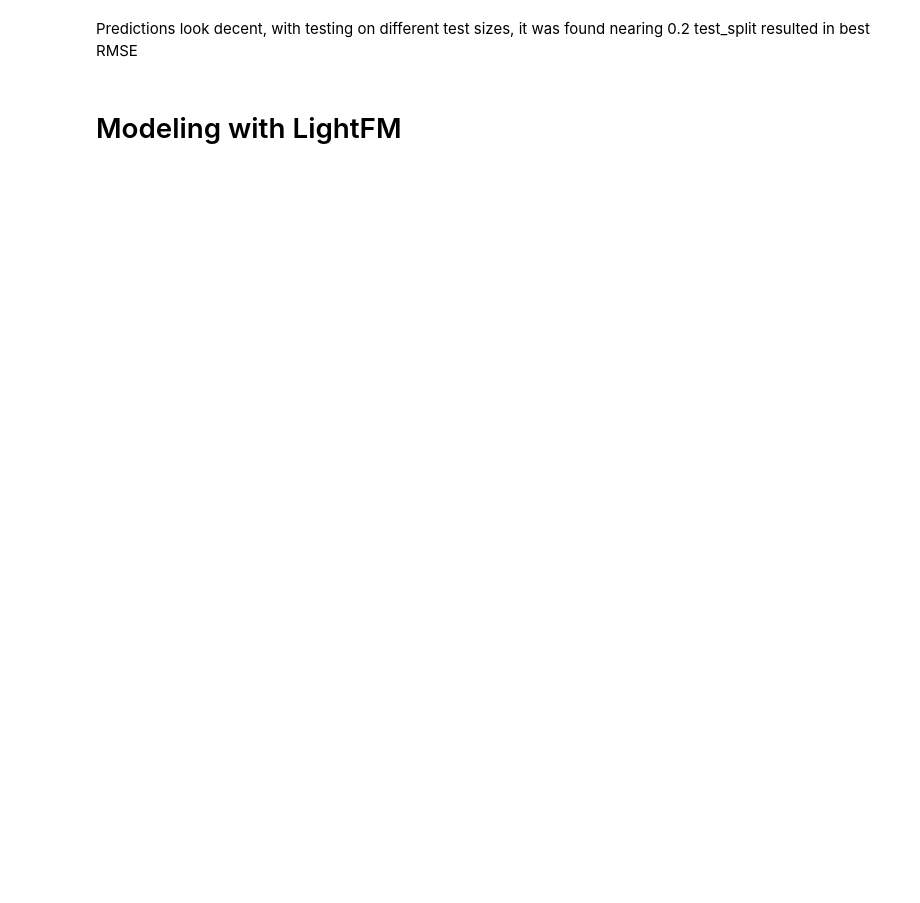
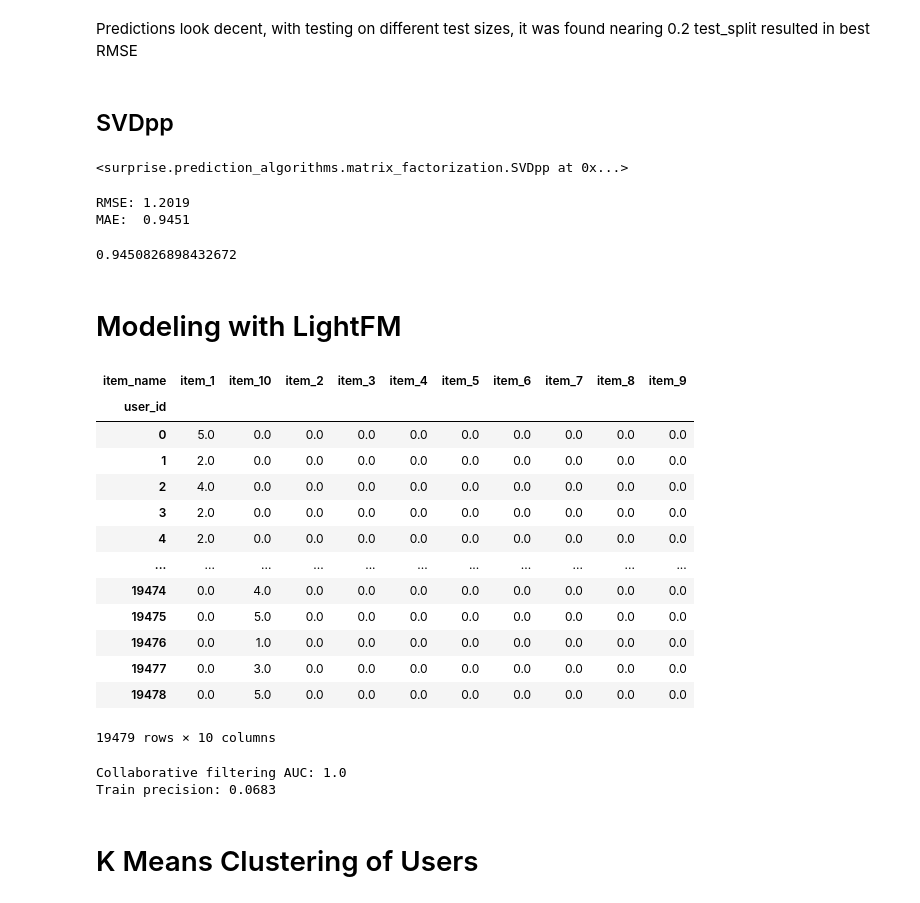
Before and after one commit to boogiedev/Skincare-Recommender, a Jupyter notebook: modeling.ipynb, the cells around one changed output. Drawn from its saved outputs; the diff is of its cells as text; code cells hidden in the pictures; blank space fills up the shorter version.

```diff
--- a/modeling.ipynb
+++ b/modeling.ipynb
@@ -128,4 +131,19 @@ MAE:  0.9266
 # %% [markdown]
 Predictions look decent, with testing on different test sizes, it was found nearing 0.2 test_split resulted in best RMSE
+# %% [markdown]
+## SVDpp
+# %%
+svd_pp = SVDpp(n_epochs=100)
+svd_pp.fit(trainset)
+# %% [output]
+<surprise.prediction_algorithms.matrix_factorization.SVDpp at 0x...>
+# %%
+svdpp_predictions = svd_pp.test(testset)
+accuracy.rmse(svdpp_predictions)
+accuracy.mae(svdpp_predictions)
+# %% [output]
+RMSE: 1.2019
+MAE:  0.9451
+0.9450826898432672
 # %% [markdown]
 # Modeling with LightFM
@@ -131,0 +156,54 @@ Predictions look decent, with testing on different test sizes, it was found near
+# %%
+# Create Utility Matrix
+utility_matrix = create_utility_mat(df=users, user_col='user_id', item_col = 'item_name', rating_col='star_rating')
+utility_matrix
+# %% [output]
+| item_name | item_1 | item_10 | item_2 | item_3 | item_4 | item_5 | item_6 | item_7 | item_8 | item_9 |
+| user_id |  |  |  |  |  |  |  |  |  |  |
+| 0 | 5.0 | 0.0 | 0.0 | 0.0 | 0.0 | 0.0 | 0.0 | 0.0 | 0.0 | 0.0 |
+| 1 | 2.0 | 0.0 | 0.0 | 0.0 | 0.0 | 0.0 | 0.0 | 0.0 | 0.0 | 0.0 |
+| 2 | 4.0 | 0.0 | 0.0 | 0.0 | 0.0 | 0.0 | 0.0 | 0.0 | 0.0 | 0.0 |
+| 3 | 2.0 | 0.0 | 0.0 | 0.0 | 0.0 | 0.0 | 0.0 | 0.0 | 0.0 | 0.0 |
+| 4 | 2.0 | 0.0 | 0.0 | 0.0 | 0.0 | 0.0 | 0.0 | 0.0 | 0.0 | 0.0 |
+| ... | ... | ... | ... | ... | ... | ... | ... | ... | ... | ... |
+| 19474 | 0.0 | 4.0 | 0.0 | 0.0 | 0.0 | 0.0 | 0.0 | 0.0 | 0.0 | 0.0 |
+| 19475 | 0.0 | 5.0 | 0.0 | 0.0 | 0.0 | 0.0 | 0.0 | 0.0 | 0.0 | 0.0 |
+| 19476 | 0.0 | 1.0 | 0.0 | 0.0 | 0.0 | 0.0 | 0.0 | 0.0 | 0.0 | 0.0 |
+| 19477 | 0.0 | 3.0 | 0.0 | 0.0 | 0.0 | 0.0 | 0.0 | 0.0 | 0.0 | 0.0 |
+| 19478 | 0.0 | 5.0 | 0.0 | 0.0 | 0.0 | 0.0 | 0.0 | 0.0 | 0.0 | 0.0 |
+19479 rows × 10 columns
+# %%
+# Run Matrix Factorization
+n_comp = 30
+loss_metric = 'warp'
+k = 15
+epoch = 30
+n_jobs = 4
+
+# Create Matrix Factorization Model
+x = sparse.csr_matrix(utility_matrix.values)
+
+mf_model = LightFM(no_components=n_comp,
+                   loss=loss_metric,
+                   k=k
+)
+
+mf_model.fit(x,
+             epochs=epoch,
+             num_threads=n_jobs
+)
+train_auc = auc_score(mf_model,
+                      x,
+                      num_threads=n_jobs).mean()
+
+
+print('Collaborative filtering AUC: %s' % train_auc)
+print("Train precision: %.4f" % precision_at_k(mf_model,
+                                               x,
+                                               k=k,
+                                               num_threads=n_jobs).mean())
+# %% [output]
+Collaborative filtering AUC: 1.0
+Train precision: 0.0683
+# %% [markdown]
+# K Means Clustering of Users
```
Also changed, not shown: parts of 11 cells of this notebook, 2 other files.
